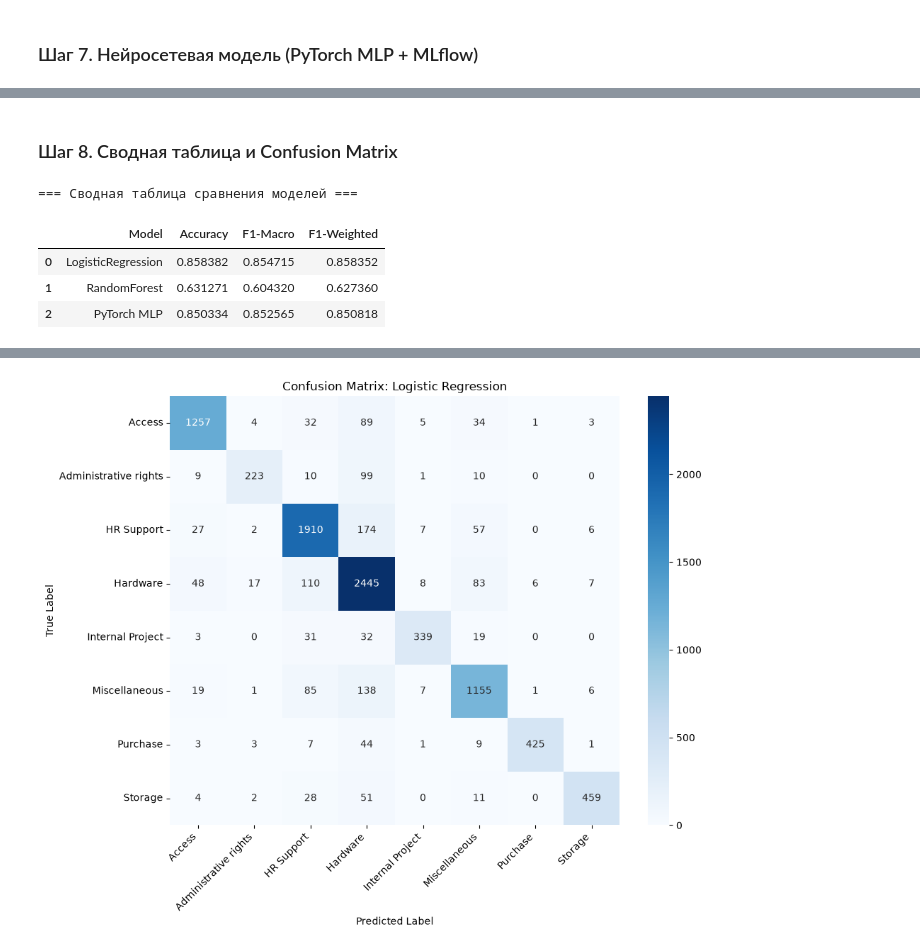
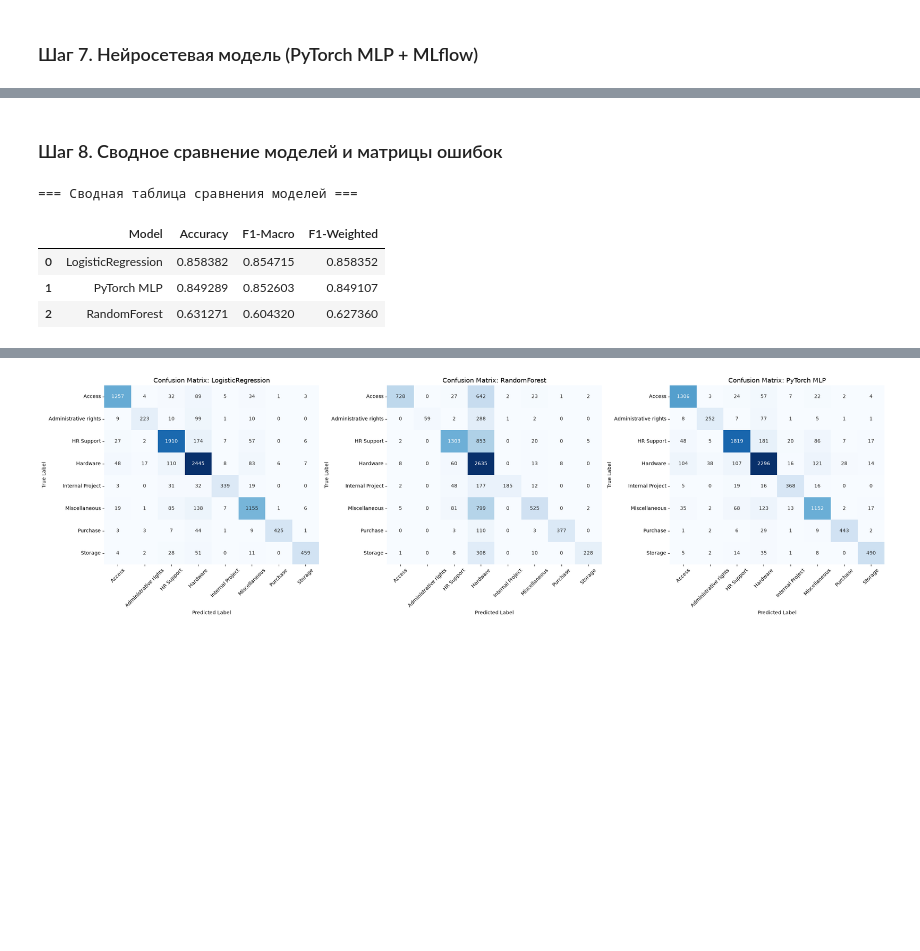
Before and after one commit to Mikhail9030/Final_Project_ML_1, a Jupyter notebook: Final_project_1.ipynb, the cells around one changed output, grey strips where cells are left out. Drawn from its saved outputs; the diff is of its cells as text; code cells hidden in the pictures; blank space fills up the shorter version.

```diff
--- a/Final_project_1.ipynb
+++ b/Final_project_1.ipynb
@@ -288,59 +350,39 @@ Accuracy: 0.8503
 F1 Macro: 0.8526
 # %% [markdown]
-### Шаг 8. Сводная таблица и Confusion Matrix
+### Шаг 8. Сводное сравнение моделей и матрицы ошибок
 # %%
-import numpy as np
-import pandas as pd
-import matplotlib.pyplot as plt
-import seaborn as sns
-from sklearn.metrics import confusion_matrix, classification_report
+from sklearn.metrics import confusion_matrix
 
-# 1. Формирование сводной таблицы
-summary_data = []
+# 1. Сводная таблица сравнения моделей
+df_results = pd.DataFrame(results_summary).sort_values(by="F1-Macro", ascending=False).reset_index(drop=True)
+print("=== Сводная таблица сравнения моделей ===")
+display(df_results)
 
-# Добавляем классические ML-модели
-for name, pipe in trained_pipelines.items():
-    preds = pipe.predict(X_test)
-    rep = classification_report(y_test, preds, output_dict=True)
-    summary_data.append({
-        'Model': name,
-        'Accuracy': accuracy_score(y_test, preds),
-        'F1-Macro': rep['macro avg']['f1-score'],
-        'F1-Weighted': rep['weighted avg']['f1-score']
-    })
+# 2. Подробный Classification Report для лучшей модели (Logistic Regression)
+print("\n=== Подробный Classification Report (Logistic Regression) ===")
+print(classification_report(y_test, predictions["LogisticRegression"]))
 
-# Добавляем PyTorch MLP
-summary_data.append({
-    'Model': 'PyTorch MLP',
-    'Accuracy': acc_mlp,
-    'F1-Macro': report_mlp['macro avg']['f1-score'],
-    'F1-Weighted': report_mlp['weighted avg']['f1-score']
-})
+# 3. Confusion Matrix для ВСЕХ трёх моделей
+class_names = sorted(y_test.unique())
+fig, axes = plt.subplots(1, 3, figsize=(24, 7))
 
-df_metrics = pd.DataFrame(summary_data)
-print("\n=== Сводная таблица сравнения моделей ===")
-display(df_metrics)
+for ax, (model_name, y_pred) in zip(axes, predictions.items()):
+    cm = confusion_matrix(y_test, y_pred, labels=class_names)
+    sns.heatmap(
+        cm, annot=True, fmt='d', cmap='Blues',
+        xticklabels=class_names, yticklabels=class_names,
+        cbar=False, ax=ax
+    )
+    ax.set_title(f'Confusion Matrix: {model_name}', fontsize=13)
+    ax.set_xlabel('Predicted Label')
+    ax.set_ylabel('True Label')
+    ax.tick_params(axis='x', rotation=45)
 
-# 2. Confusion Matrix для Logistic Regression
-best_preds = trained_pipelines["LogisticRegression"].predict(X_test)
-plt.figure(figsize=(10, 8))
-cm = confusion_matrix(y_test, best_preds)
-sns.heatmap(cm, annot=True, fmt='d', cmap='Blues',
-            xticklabels=trained_pipelines["LogisticRegression"].classes_,
-            yticklabels=trained_pipelines["LogisticRegression"].classes_)
-plt.title('Confusion Matrix: Logistic Regression')
-plt.xlabel('Predicted Label')
-plt.ylabel('True Label')
-plt.xticks(rotation=45, ha='right')
 plt.tight_layout()
 plt.show()
-
-# 3. Детальный отчет по классам
-print("\n=== Подробный Classification Report (Logistic Regression) ===")
-print(classification_report(y_test, best_preds))
 # %% [output]
 === Сводная таблица сравнения моделей ===
 |  | Model | Accuracy | F1-Macro | F1-Weighted |
 | 0 | LogisticRegression | 0.858382 | 0.854715 | 0.858352 |
-| 1 | RandomForest | 0.631271 | 0.604320 | 0.627360 |
-| 2 | PyTorch MLP | 0.850334 | 0.852565 | 0.850818 |
+| 1 | PyTorch MLP | 0.849289 | 0.852603 | 0.849107 |
+| 2 | RandomForest | 0.631271 | 0.604320 | 0.627360 |
@@ -347 +404 @@ print(classification_report(y_test, best_preds))
-[figure, old version]
+[figure, new version]
```
Also changed, not shown: parts of 12 cells of this notebook, 1 other file.
